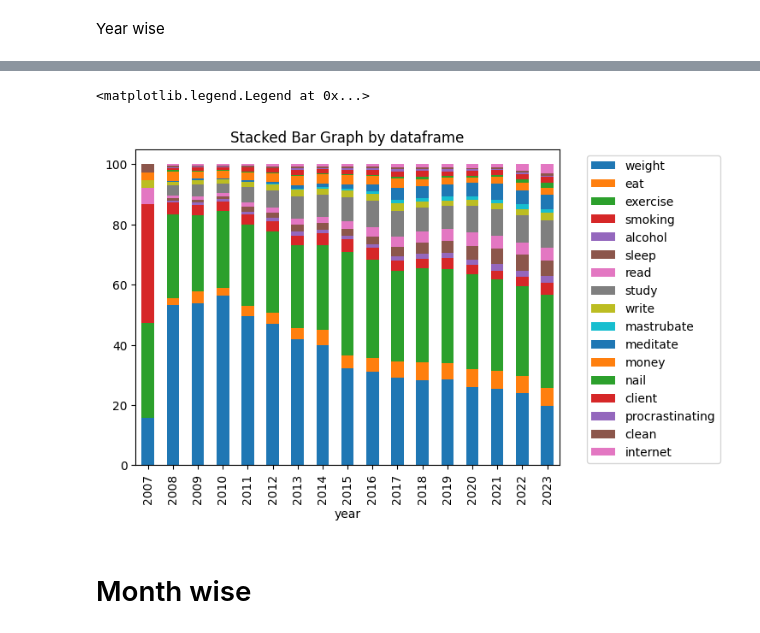
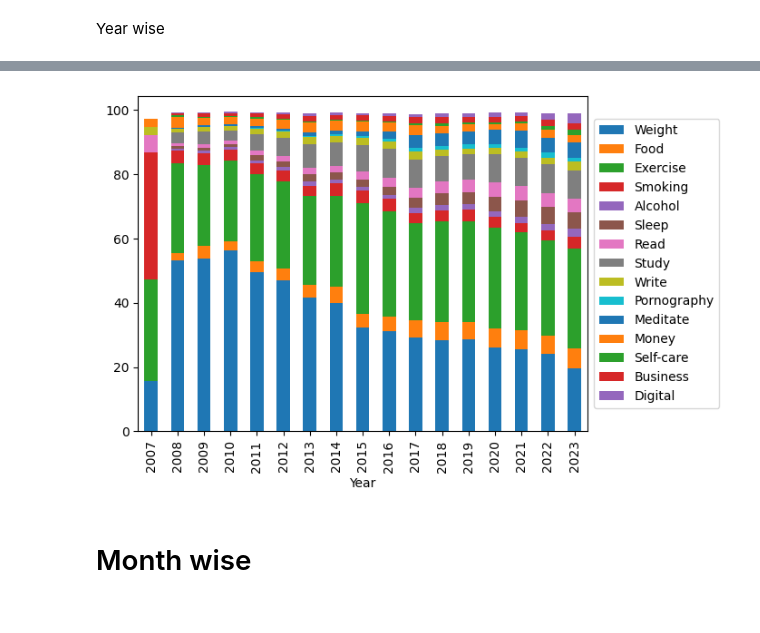
Before and after one commit to Hitkul/Put-Your-Money-Where-Your-Mouth-Is, a Jupyter notebook: analysis/Topic_modeling_relevance_feedback.ipynb, the cells around one changed output, grey strips where cells are left out. Saved outputs shown, nothing was run; the diff lists cells and outputs as text; code cells hidden in the pictures.

```diff
--- a/analysis/Topic_modeling_relevance_feedback.ipynb
+++ b/analysis/Topic_modeling_relevance_feedback.ipynb
@@ -410,6 +410,16 @@ for k,v in year_count.items():
 year_data = pd.DataFrame.from_dict(year_count)
 # %%
 year_data['year'] = year_data.index
+# %%
+year_data = year_data.drop(['clean','procrastinating'], axis=1)
+# %%
+rename_map = {'weight':"Weight", 'eat':"Food", 'exercise':"Exercise", 'smoking':"Smoking", 'alcohol':"Alcohol", 'sleep':"Sleep", 'read':"Read",
+       'study':"Study", 'write':"Write", 'mastrubate':"Pornography", 'meditate':"Meditate", 'money':"Money", 'nail':"Self-care", 'client':"Business",
+       'internet':"Digital", 'year':"Year"}
+
+
+
+year_data.rename(columns=rename_map, inplace=True)
 # %%
 year_data
 # %% [output]
@@ -432,12 +442,11 @@ year_data
 | 2022 | 24.052559 | 5.684647 | 29.799447 | 3.029046 | 1.929461 | 5.435685 | 4.163209 | 9.011065 | 1.977870 | 1.708160 | ... |
 | 2023 | 19.611619 | 6.098540 | 31.054405 | 3.883807 | 2.359172 | 5.103515 | 4.236880 | 8.907078 | 2.583855 | 1.299952 | ... |
 # %%
-year_data.plot(x='year', kind='bar', stacked=True,
-        title='Stacked Bar Graph by dataframe')
-plt.legend(bbox_to_anchor=(1.05, 1.0), loc='upper left')
+year_data.plot(x='Year', kind='bar', stacked=True)
+plt.legend(bbox_to_anchor=(1.0, 0.95), loc='upper left')
+plt.savefig("../figures/topic_year.pdf",bbox_inches='tight')
 # %% [output]
-<matplotlib.legend.Legend at 0x...>
-[figure, old version]
+[figure, new version]
 # %% [markdown]
 # Month wise
 # %%
```
Also changed, not shown: parts of 1 cell of this notebook, 3 other files.
